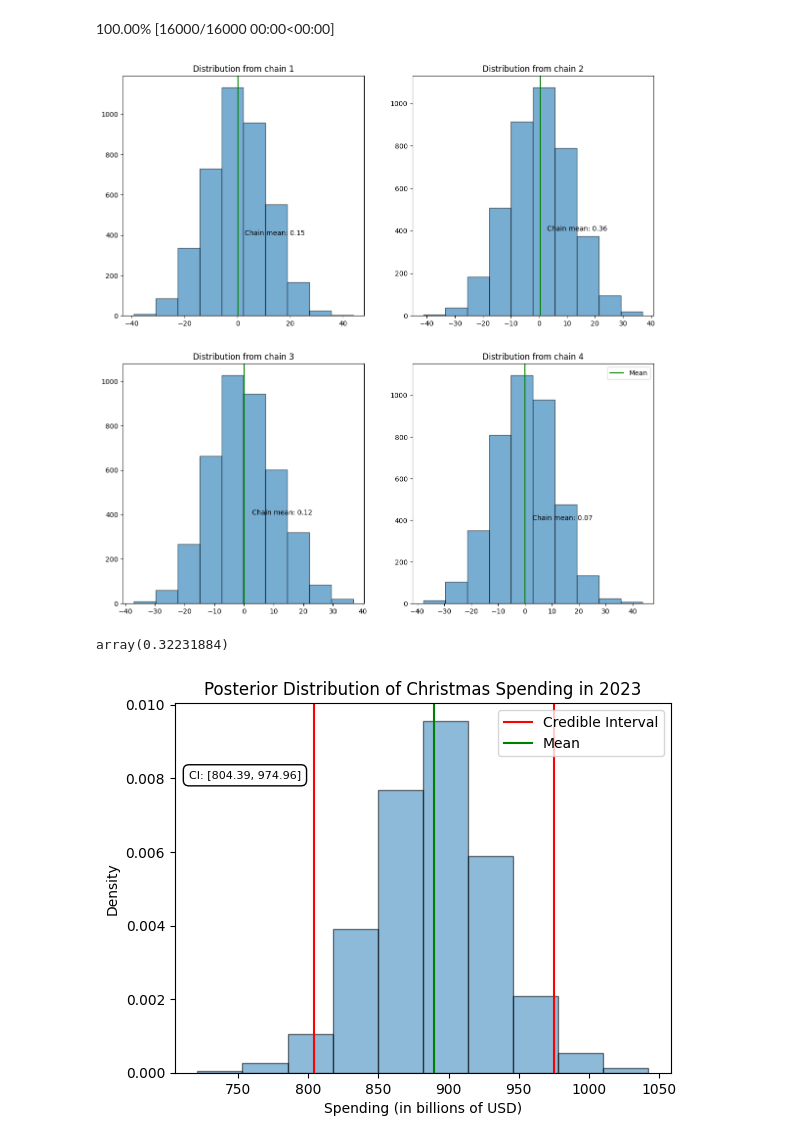
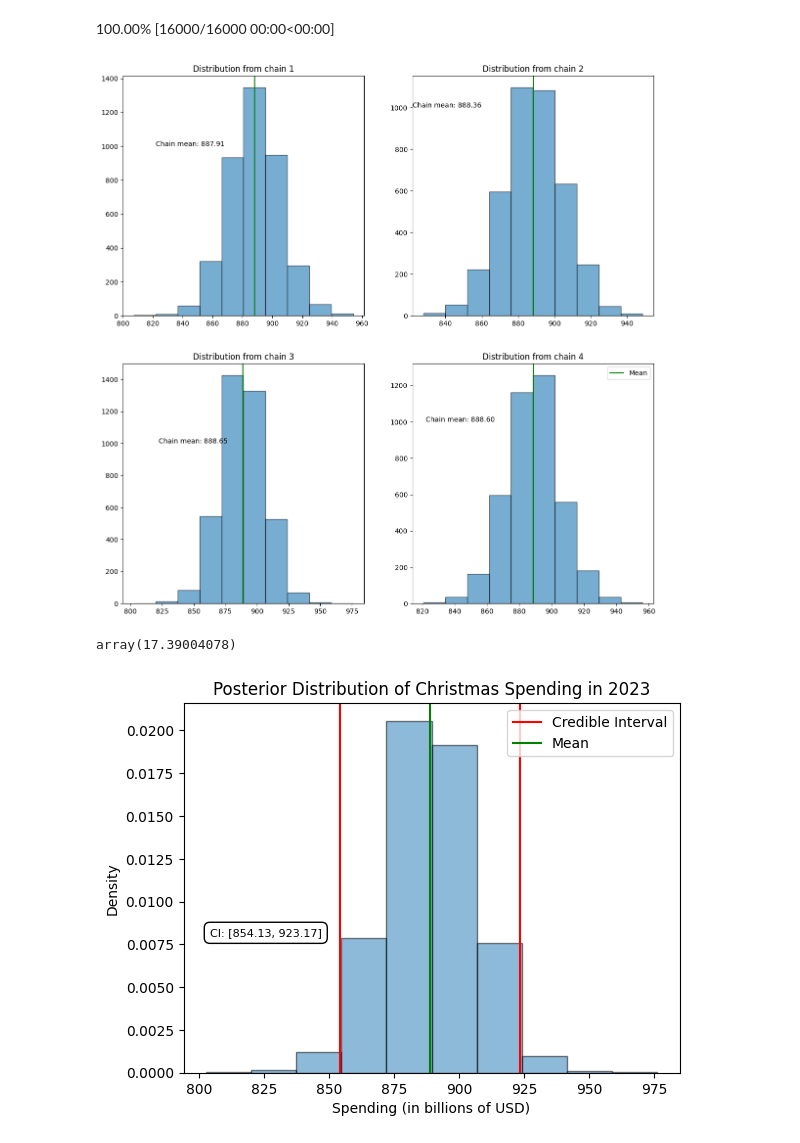
Before and after one commit to njd87/statarchive, a Jupyter notebook: christmas/Model.ipynb, the cells around one changed output. Drawn from its saved outputs; the diff is of its cells as text; code cells hidden in the pictures.

```diff
--- a/christmas/Model.ipynb
+++ b/christmas/Model.ipynb
@@ -15,11 +15,7 @@ x_train_pca = pd.read_csv('data/train_PCA.csv').drop('Unnamed: 0', axis=1)
 x_test = pd.read_csv('data/test_data_scaled.csv').drop('Unnamed: 0', axis=1)
 x_test_pca = pd.read_csv('data/test_PCA.csv').drop('Unnamed: 0', axis=1)
 
-y = pd.read_csv('data/target_scaled.csv').drop('Unnamed: 0', axis=1)
-y_dist = pd.read_csv('data/y_distribution.csv').drop('Unnamed: 0', axis=1)
-
-mu_y = y_dist['mu_y'].values
-sigma_y = y_dist['sigma_y'].values
+y = pd.read_csv('data/target_scaled_nontransformed.csv').drop('Unnamed: 0', axis=1)
 # %% [markdown]
 # Frequentist
 # %% [markdown]
@@ -157,14 +171,14 @@ y = y.values.reshape(20, )
 # %%
 with pm.Model() as simulated_model:
     # set distirbutions
-    error = pm.Cauchy('error', 0, 1)
-    intercept = pm.Normal('intercept', 0, 1)
-    gdp = pm.Normal('gdp', 0, 1)
-    population = pm.Normal('population', 0, 1)
-    unem_rate = pm.Normal('unem_rate', 0, 1)
-    interest_rate = pm.Normal('interest_rate', 0, 1)
-    inflation_rate = pm.Normal('inflation_rate', 0, 1)
-    re_sales = pm.Normal('re_sales', 0, 1)
+    error = pm.InverseGamma('error', 0.5, 0.5)
+    intercept = pm.Normal('intercept', 612, 1)
+    gdp = pm.Normal('gdp', 45, 1)
+    population = pm.Normal('population', 21, 1)
+    unem_rate = pm.Normal('unem_rate', 5, 1)
+    interest_rate = pm.Normal('interest_rate', -6, 1)
+    inflation_rate = pm.Normal('inflation_rate', 14, 1)
+    re_sales = pm.Normal('re_sales', 61, 1)
 
     gdp_o = pm.MutableData('gdp_o', x_train['gdp'])
     population_o = pm.MutableData('population_o', x_train['population'])
@@ -182,7 +196,7 @@ with pm.Model() as simulated_model:
                                 + re_sales * re_sales_o + intercept, error, observed=y)
 # %%
 with simulated_model:
-    simulated_trace = pm.sample(draws=4000, tune=5000, chains=4, target_accept=0.90, random_state=109)
+    simulated_trace = pm.sample(draws=4000, tune=5000, chains=4, target_accept=0.98, random_state=109)
 # %% [output]
 Auto-assigning NUTS sampler...
 Initializing NUTS using jitter+adapt_diag...
@@ -256,36 +280,33 @@ for i in range(4):
     ax[i // 2][i % 2].hist(chains[i], edgecolor='black', alpha=0.6)
     ax[i // 2][i % 2].set_title(f'Distribution from chain {i + 1}')
     ax[i // 2][i % 2].axvline(chains[i].mean(), c='g', label='Mean')
-    ax[i // 2][i % 2].text(2.8, 400, f'Chain mean: {chains[i].mean().values:.2f}')
+    ax[i // 2][i % 2].text(822, 1000, f'Chain mean: {chains[i].mean().values:.2f}')
 
 plt.legend()
 plt.show()
 # %% [output]
-[figure, old version]
+[figure, new version]
 # %%
 chains[0].std().values
 # %% [output]
-array(0.32231884)
+array(17.39004078)
 # %%
 curr_chain = chains[2].values.copy()
-
-curr_chain *= sigma_y
-curr_chain += mu_y
 
 plt.hist(curr_chain, edgecolor='k', alpha=0.5, density=True)
 
 plt.axvline(curr_chain.mean() - 2 * curr_chain.std(), c='red')
 plt.axvline(curr_chain.mean() + 2 * curr_chain.std(), c='red', label='Credible Interval')
 plt.axvline(curr_chain.mean(), c='g', label='Mean')
 
 # Add text box
-plt.text(715, 0.008, f'CI: [{(curr_chain.mean() - 2 * curr_chain.std()):.2f}, {(curr_chain.mean() + 2 * curr_chain.std()):.2f}]', fontsize=8, bbox=dict(facecolor='white', edgecolor='black', boxstyle='round,pad=0.5'))
+plt.text(804, 0.008, f'CI: [{(curr_chain.mean() - 2 * curr_chain.std()):.2f}, {(curr_chain.mean() + 2 * curr_chain.std()):.2f}]', fontsize=8, bbox=dict(facecolor='white', edgecolor='black', boxstyle='round,pad=0.5'))
 
 plt.legend()
 
 plt.xlabel('Spending (in billions of USD)')
 plt.ylabel('Density')
 plt.title('Posterior Distribution of Christmas Spending in 2023')
 plt.show()
 # %% [output]
-[figure, old version]
+[figure, new version]
```
Also changed, not shown: parts of 28 cells of this notebook, 5 other files.
